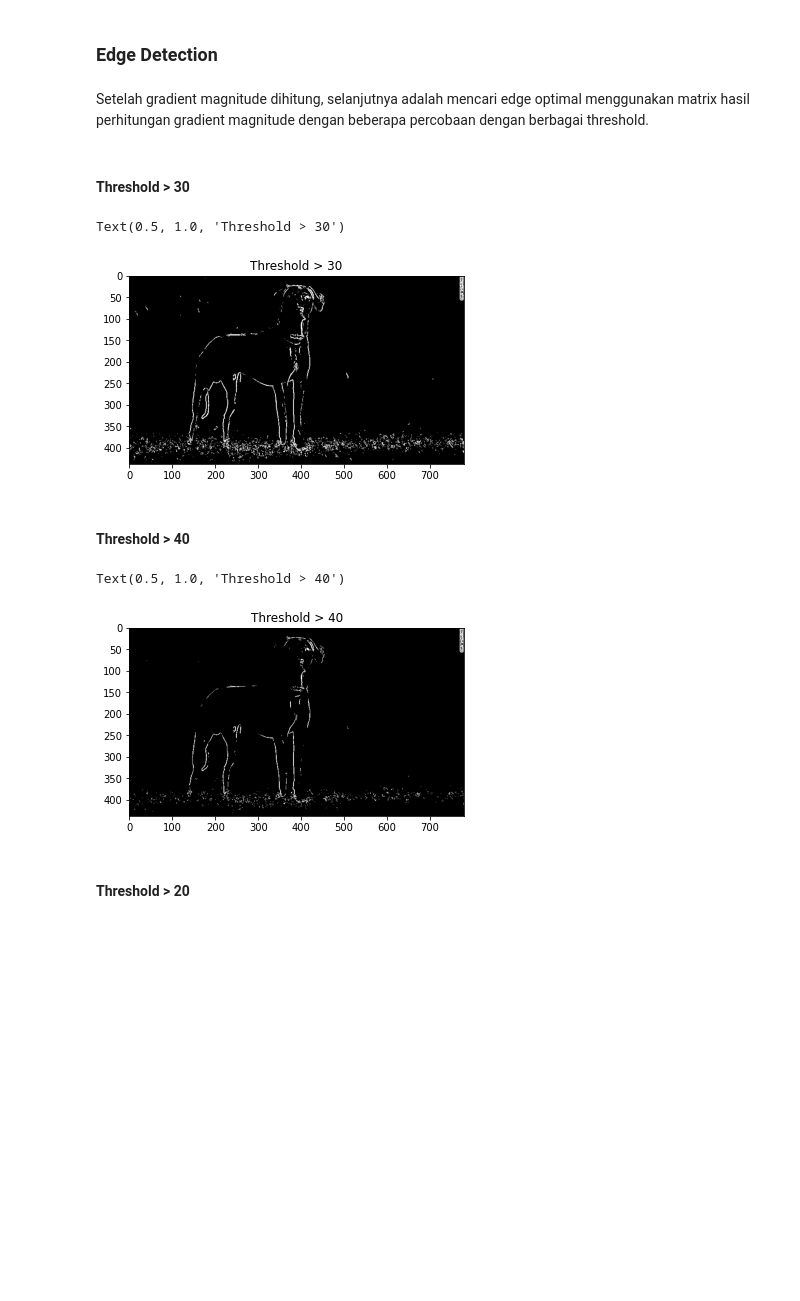
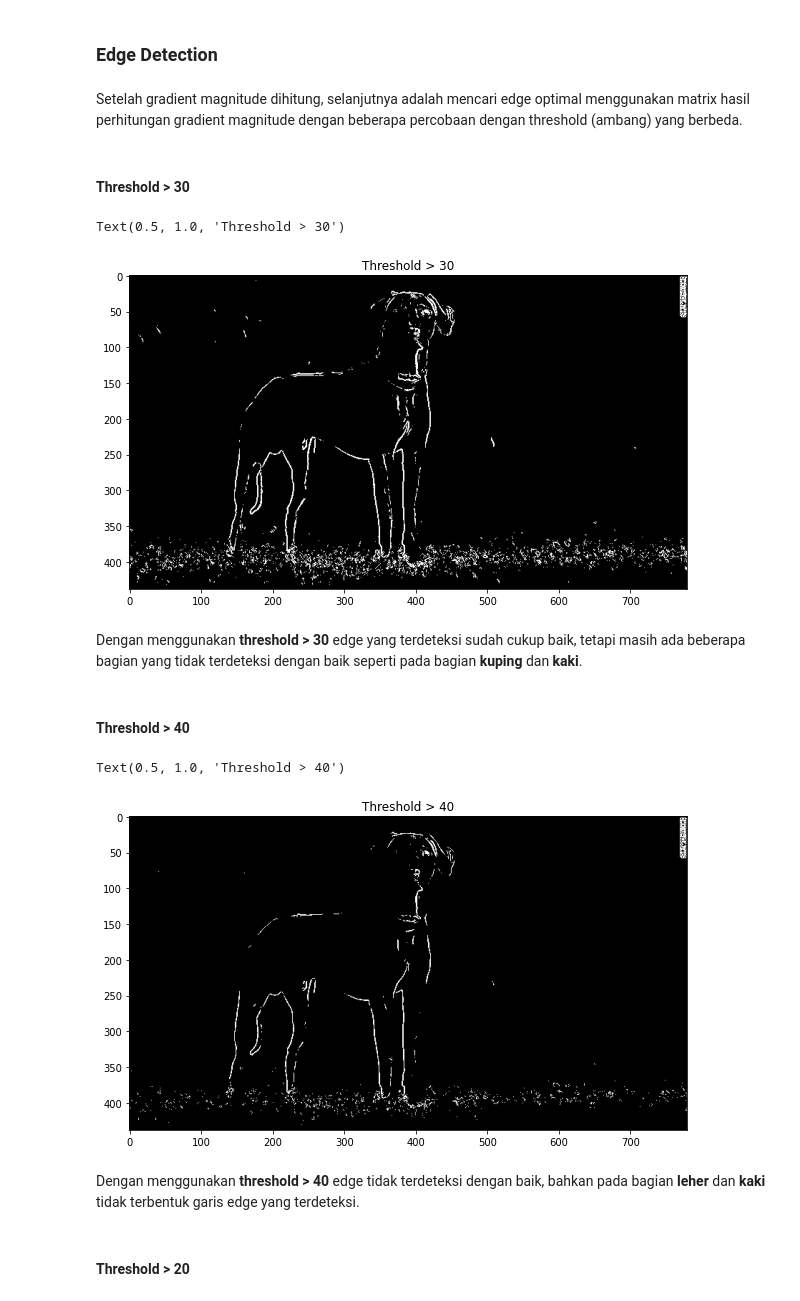
Before and after one commit to Penzragon/h8dsft_P0W2, a Jupyter notebook: script.ipynb, the cells around one changed output. Cells and saved outputs as stored; diff of their text form; code cells hidden in the pictures; blank space fills up the shorter version.

Commit message:
Fix edge detection documentation

```diff
--- a/script.ipynb
+++ b/script.ipynb
@@ -248,23 +249,29 @@ Dari plot menggunakan matrix hasil perhitungan gradient magnitude sebenarnya edg
 # %% [markdown]
 ### Edge Detection
 # %% [markdown]
-Setelah gradient magnitude dihitung, selanjutnya adalah mencari edge optimal menggunakan matrix hasil perhitungan gradient magnitude dengan beberapa percobaan dengan berbagai threshold.
+Setelah gradient magnitude dihitung, selanjutnya adalah mencari edge optimal menggunakan matrix hasil perhitungan gradient magnitude dengan beberapa percobaan dengan threshold (ambang) yang berbeda.
 # %% [markdown]
 #### Threshold > 30
 # %%
+fig = plt.figure(figsize=(10, 20))
 plt.imshow(magnitude > 30, cmap='gray')
 plt.title('Threshold > 30')
 # %% [output]
 Text(0.5, 1.0, 'Threshold > 30')
-[figure, old version]
+[figure, new version]
+# %% [markdown]
+Dengan menggunakan **threshold > 30** edge yang terdeteksi sudah cukup baik, tetapi masih ada beberapa bagian yang tidak terdeteksi dengan baik seperti pada bagian **kuping** dan **kaki**.
 # %% [markdown]
 #### Threshold > 40
 # %%
+fig = plt.figure(figsize=(10, 20))
 plt.imshow(magnitude > 40, cmap='gray')
 plt.title('Threshold > 40')
 # %% [output]
 Text(0.5, 1.0, 'Threshold > 40')
-[figure, old version]
+[figure, new version]
+# %% [markdown]
+Dengan menggunakan **threshold > 40** edge tidak terdeteksi dengan baik, bahkan pada bagian **leher** dan **kaki** tidak terbentuk garis edge yang terdeteksi.
 # %% [markdown]
 #### Threshold > 20
 # %%
```
Also changed, not shown: parts of 5 cells of this notebook.
